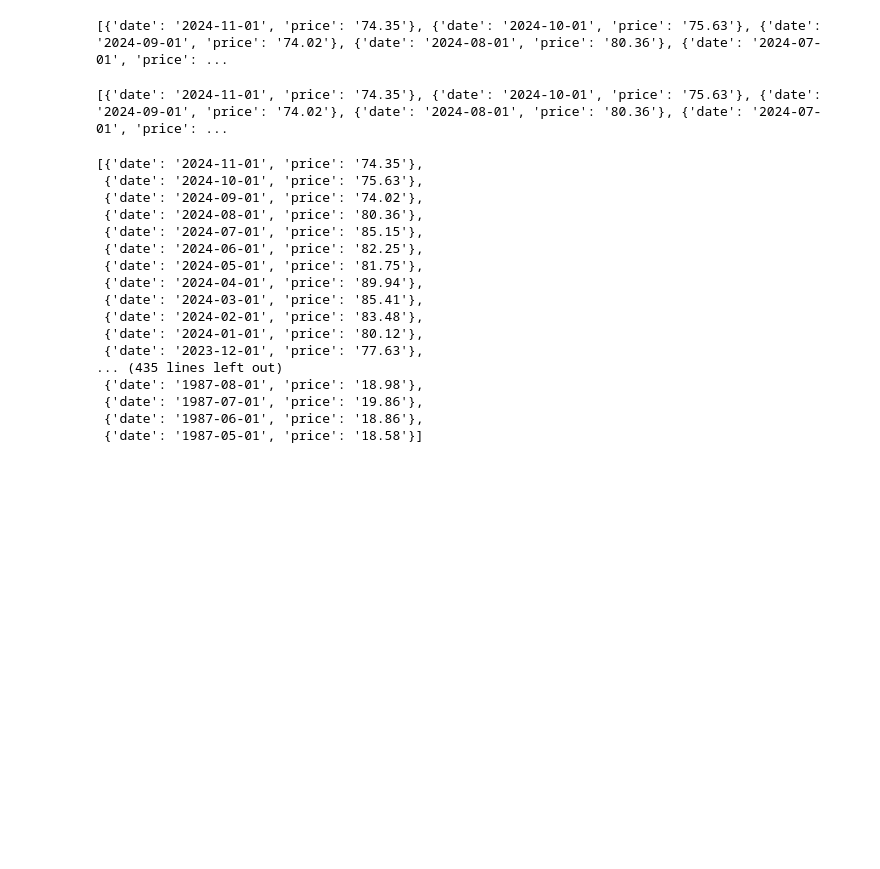
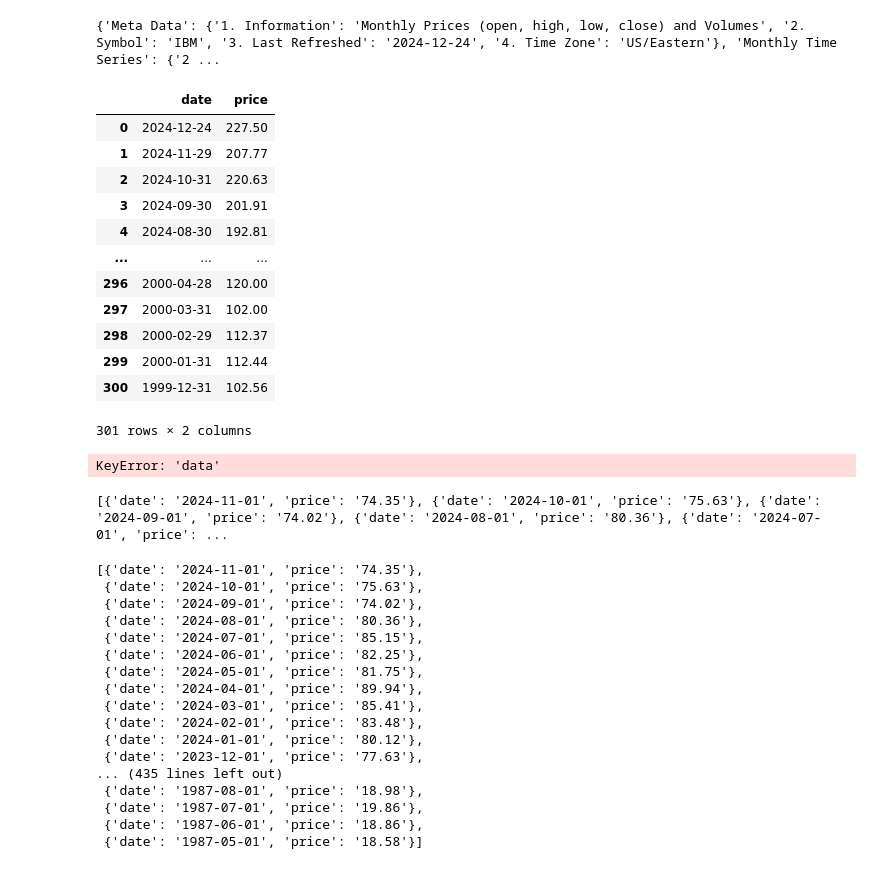
Before and after one commit to gaguadcode/stock_prediction, a Jupyter notebook: api_testing.ipynb, the cells around one changed output. Saved outputs shown, nothing was run; the diff lists cells and outputs as text; code cells hidden in the pictures; blank space fills up the shorter version.

Commit message:
notebook for testing functions

```diff
--- a/api_testing.ipynb
+++ b/api_testing.ipynb
@@ -5,11 +5,27 @@ from dotenv import load_dotenv
 load_dotenv()
 api_key = os.getenv("api_key")
 # replace the "demo" apikey below with your own key from https://www.alphavantage.co/support/#api-key
-url = 'https://www.alphavantage.co/query?function=BRENT&interval=monthly&apikey=api_key'
+url = 'https://www.alphavantage.co/query?function=TIME_SERIES_MONTHLY&symbol=IBM&apikey=api_key'
 r = requests.get(url)
 data = r.json()
-data = [{'date': entry['date'][:], 'price': entry['value']} for entry in data['data']]
+#data = [{'date': entry['date'][:], 'price': entry['value']} for entry in data['data']]
 
 print(data)
 # %% [output]
-[{'date': '2024-11-01', 'price': '74.35'}, {'date': '2024-10-01', 'price': '75.63'}, {'date': '2024-09-01', 'price': '74.02'}, {'date': '2024-08-01', 'price': '80.36'}, {'date': '2024-07-01', 'price': ...
+{'Meta Data': {'1. Information': 'Monthly Prices (open, high, low, close) and Volumes', '2. Symbol': 'IBM', '3. Last Refreshed': '2024-12-24', '4. Time Zone': 'US/Eastern'}, 'Monthly Time Series': {'2 ...
+# %%
+process_api_response(data)
+# %% [output]
+|  | date | price |
+| 0 | 2024-12-24 | 227.50 |
+| 1 | 2024-11-29 | 207.77 |
+| 2 | 2024-10-31 | 220.63 |
+| 3 | 2024-09-30 | 201.91 |
+| 4 | 2024-08-30 | 192.81 |
+| ... | ... | ... |
+| 296 | 2000-04-28 | 120.00 |
+| 297 | 2000-03-31 | 102.00 |
+| 298 | 2000-02-29 | 112.37 |
+| 299 | 2000-01-31 | 112.44 |
+| 300 | 1999-12-31 | 102.56 |
+301 rows × 2 columns
@@ -16,3 +60,7 @@ print(data)
+# %%
+data = [{'date': entry['date'][:], 'price': entry['value']} for entry in data['data']]
+# %% [output]
+KeyError: 'data'
 # %%
 import pandas as pd
 #brent_price = [{'month': entry['date'][:], 'price': entry['value']} for entry in data['data']]
```
Also changed, not shown: parts of 3 cells of this notebook.
